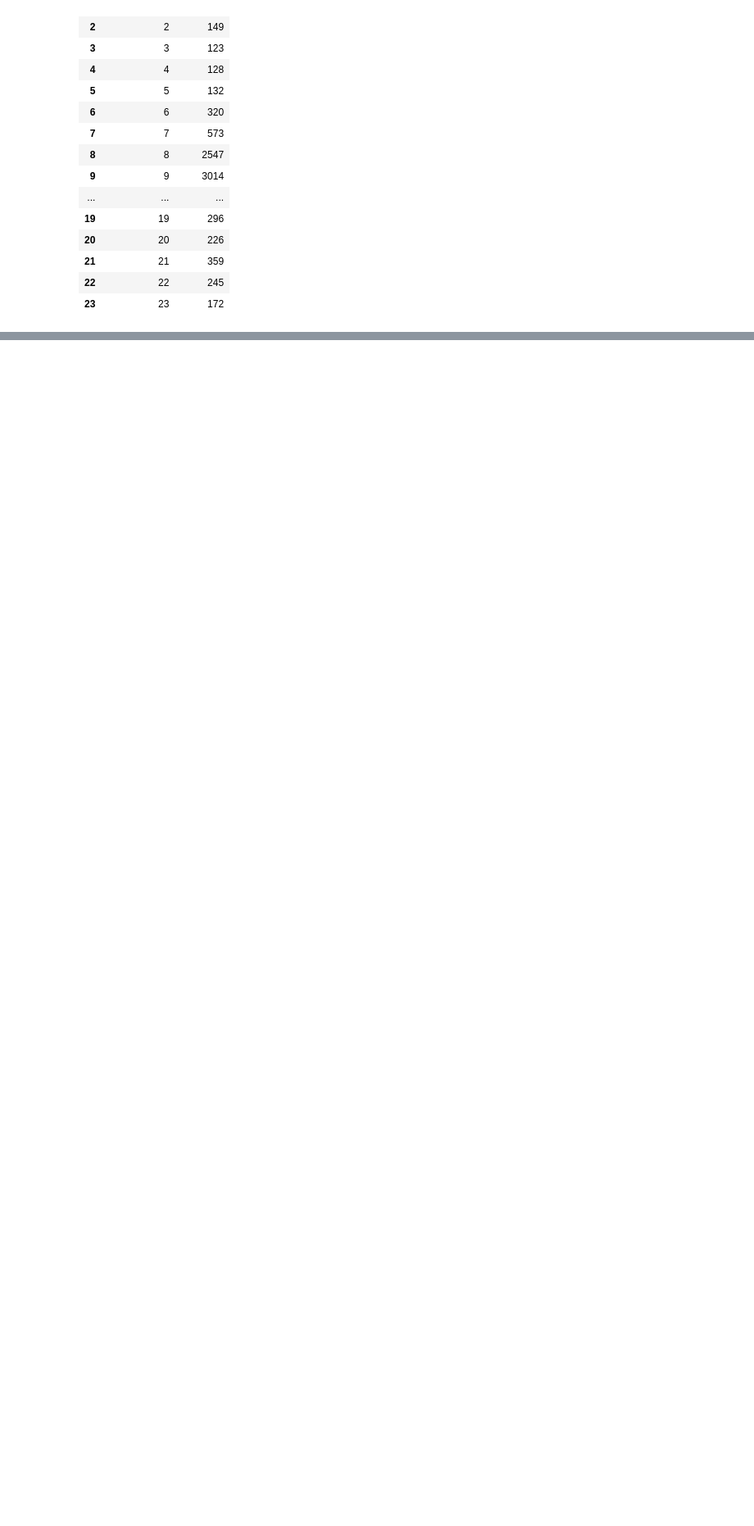
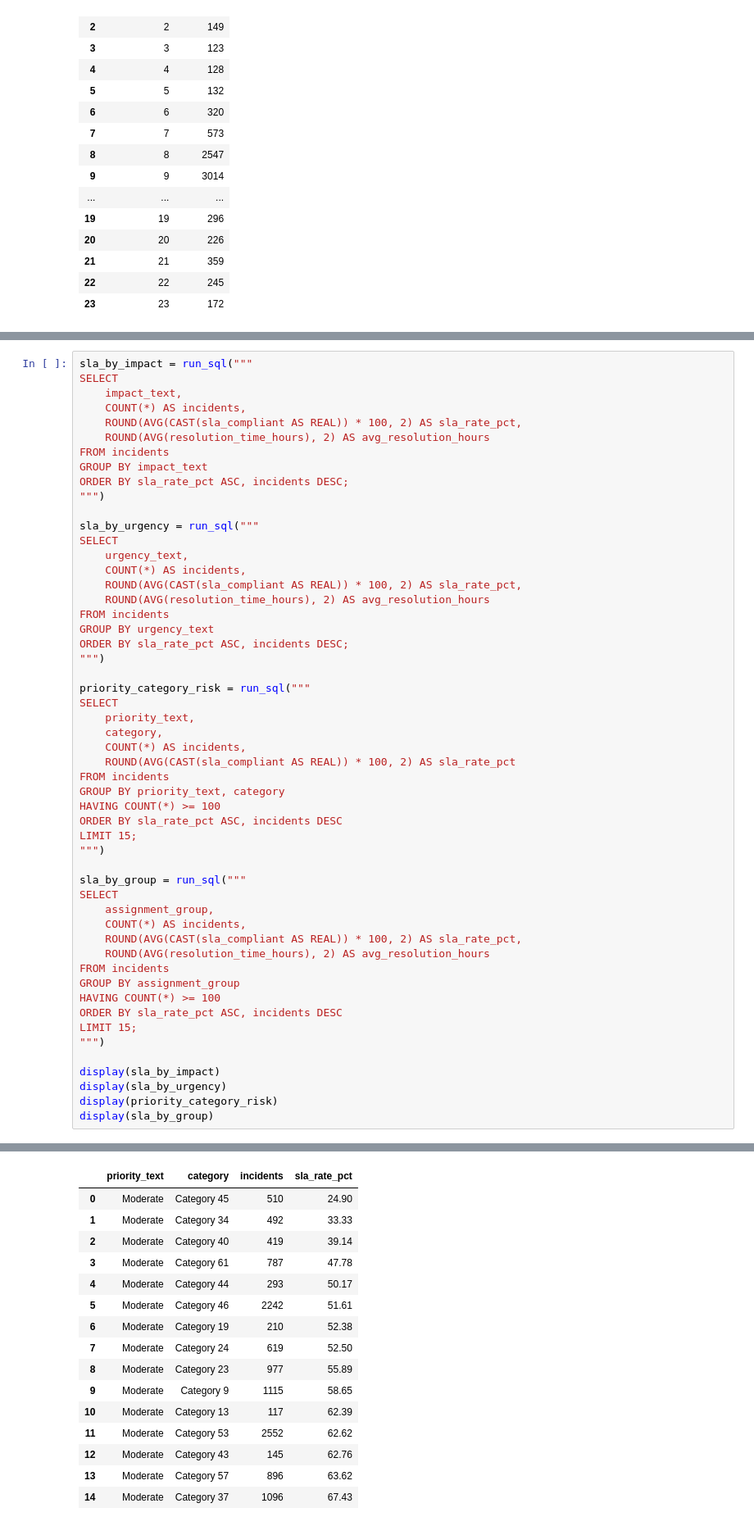
Before and after one commit to mila1515/IT-Service-Performance-Analytics, a Jupyter notebook: notebooks/04_SQL_Analysis.ipynb, the cells around one changed output, grey strips where cells are left out. Shown at 82% size. Saved outputs shown, nothing was run; the diff lists cells and outputs as text; blank space fills up the shorter version.

```diff
--- a/notebooks/04_SQL_Analysis.ipynb
+++ b/notebooks/04_SQL_Analysis.ipynb
@@ -195,0 +645,54 @@ display(hourly_load)
+# %%
+sla_by_impact = run_sql("""
+SELECT
+    impact_text,
+    COUNT(*) AS incidents,
+    ROUND(AVG(CAST(sla_compliant AS REAL)) * 100, 2) AS sla_rate_pct,
+    ROUND(AVG(resolution_time_hours), 2) AS avg_resolution_hours
+FROM incidents
+GROUP BY impact_text
+ORDER BY sla_rate_pct ASC, incidents DESC;
+""")
+
+sla_by_urgency = run_sql("""
+SELECT
+    urgency_text,
+    COUNT(*) AS incidents,
+    ROUND(AVG(CAST(sla_compliant AS REAL)) * 100, 2) AS sla_rate_pct,
+    ROUND(AVG(resolution_time_hours), 2) AS avg_resolution_hours
+FROM incidents
+GROUP BY urgency_text
+ORDER BY sla_rate_pct ASC, incidents DESC;
+""")
+
+priority_category_risk = run_sql("""
+SELECT
+    priority_text,
+    category,
+    COUNT(*) AS incidents,
+    ROUND(AVG(CAST(sla_compliant AS REAL)) * 100, 2) AS sla_rate_pct
+FROM incidents
+GROUP BY priority_text, category
+HAVING COUNT(*) >= 100
+ORDER BY sla_rate_pct ASC, incidents DESC
+LIMIT 15;
+""")
+
+sla_by_group = run_sql("""
+SELECT
+    assignment_group,
+    COUNT(*) AS incidents,
+    ROUND(AVG(CAST(sla_compliant AS REAL)) * 100, 2) AS sla_rate_pct,
+    ROUND(AVG(resolution_time_hours), 2) AS avg_resolution_hours
+FROM incidents
+GROUP BY assignment_group
+HAVING COUNT(*) >= 100
+ORDER BY sla_rate_pct ASC, incidents DESC
+LIMIT 15;
+""")
+
+display(sla_by_impact)
+display(sla_by_urgency)
+display(priority_category_risk)
+display(sla_by_group)
+# %% [output]
@@ -195,0 +707,16 @@ display(hourly_load)
+|  | priority_text | category | incidents | sla_rate_pct |
+| 0 | Moderate | Category 45 | 510 | 24.90 |
+| 1 | Moderate | Category 34 | 492 | 33.33 |
+| 2 | Moderate | Category 40 | 419 | 39.14 |
+| 3 | Moderate | Category 61 | 787 | 47.78 |
+| 4 | Moderate | Category 44 | 293 | 50.17 |
+| 5 | Moderate | Category 46 | 2242 | 51.61 |
+| 6 | Moderate | Category 19 | 210 | 52.38 |
+| 7 | Moderate | Category 24 | 619 | 52.50 |
+| 8 | Moderate | Category 23 | 977 | 55.89 |
+| 9 | Moderate | Category 9 | 1115 | 58.65 |
+| 10 | Moderate | Category 13 | 117 | 62.39 |
+| 11 | Moderate | Category 53 | 2552 | 62.62 |
+| 12 | Moderate | Category 43 | 145 | 62.76 |
+| 13 | Moderate | Category 57 | 896 | 63.62 |
+| 14 | Moderate | Category 37 | 1096 | 67.43 |
```
Also changed, not shown: parts of 35 cells of this notebook, 1 other file.
